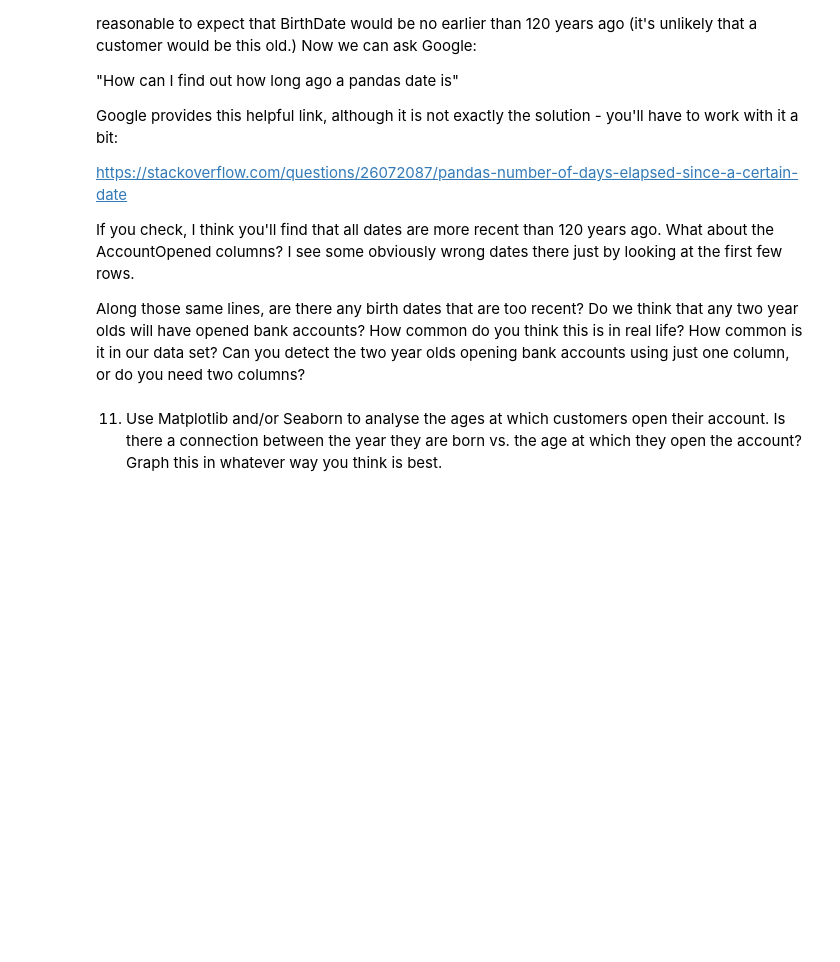
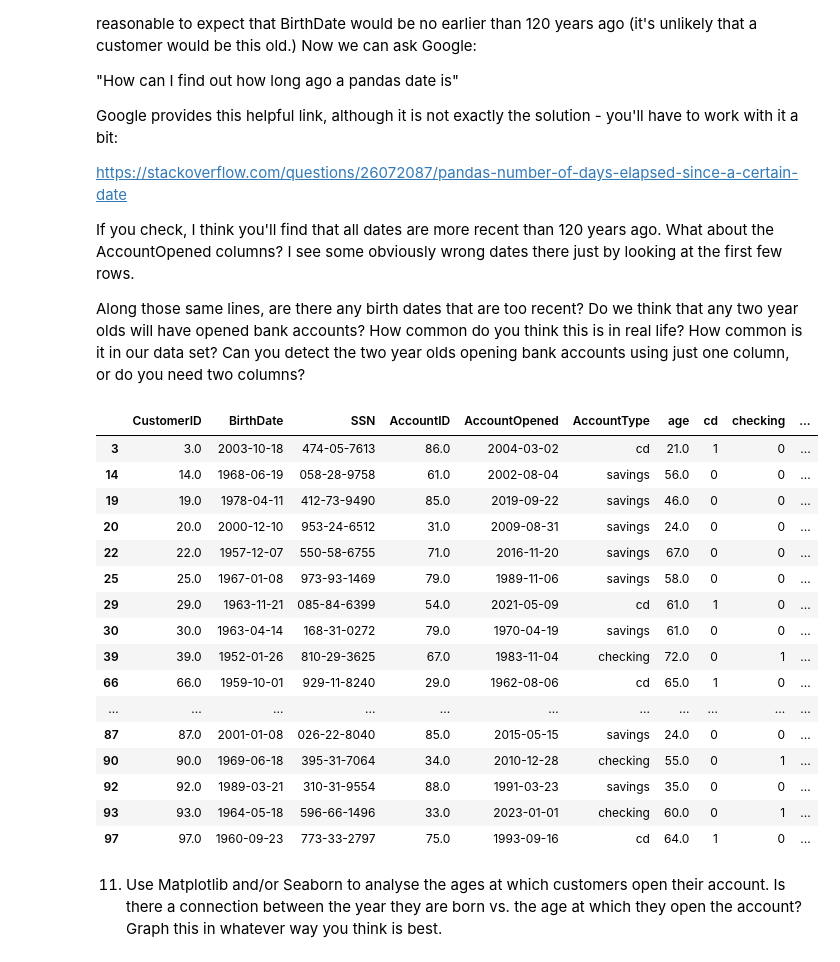
Before and after one commit to jtvon/2025-spring-B2, a Jupyter notebook: Week1.ipynb, the cells around one changed output. Saved outputs shown, nothing was run; the diff lists cells and outputs as text; code cells hidden in the pictures; blank space fills up the shorter version.

```diff
--- a/Week1.ipynb
+++ b/Week1.ipynb
@@ -375,0 +387,3 @@ pandas._libs.tslibs.timestamps.Timestamp
+# %%
+# Adding age to the dataframe
+df_rm_dupe['age'] = difference
@@ -397,6 +446,31 @@ https://stackoverflow.com/questions/26072087/pandas-number-of-days-elapsed-since
 If you check, I think you'll find that all dates are more recent than 120 years ago.  What about the AccountOpened columns?  I see some obviously wrong dates there just by looking at the first few rows.
 
 Along those same lines, are there any birth dates that are too recent?  Do we think that any two year olds will have opened bank accounts?  How common do you think this is in real life?  How common is it in our data set?  Can you detect the two year olds opening bank accounts using just one column, or do you need two columns?
+# %%
+# Analysis on the AccountOpened column
+# using current day from earlier as a comparison
+df2['value'] = (current_date - df2['AccountOpened']).dt.days//365.25
+df2['value_dif'] = df2['age'] - df2['value']
+df3 = df2[df2['value'] >= 0]
+df3
+# %% [output]
+|  | CustomerID | BirthDate | SSN | AccountID | AccountOpened | AccountType | age | cd | checking | ... |
+| 3 | 3.0 | 2003-10-18 | 474-05-7613 | 86.0 | 2004-03-02 | cd | 21.0 | 1 | 0 | ... |
+| 14 | 14.0 | 1968-06-19 | 058-28-9758 | 61.0 | 2002-08-04 | savings | 56.0 | 0 | 0 | ... |
+| 19 | 19.0 | 1978-04-11 | 412-73-9490 | 85.0 | 2019-09-22 | savings | 46.0 | 0 | 0 | ... |
+| 20 | 20.0 | 2000-12-10 | 953-24-6512 | 31.0 | 2009-08-31 | savings | 24.0 | 0 | 0 | ... |
+| 22 | 22.0 | 1957-12-07 | 550-58-6755 | 71.0 | 2016-11-20 | savings | 67.0 | 0 | 0 | ... |
+| 25 | 25.0 | 1967-01-08 | 973-93-1469 | 79.0 | 1989-11-06 | savings | 58.0 | 0 | 0 | ... |
+| 29 | 29.0 | 1963-11-21 | 085-84-6399 | 54.0 | 2021-05-09 | cd | 61.0 | 1 | 0 | ... |
+| 30 | 30.0 | 1963-04-14 | 168-31-0272 | 79.0 | 1970-04-19 | savings | 61.0 | 0 | 0 | ... |
+| 39 | 39.0 | 1952-01-26 | 810-29-3625 | 67.0 | 1983-11-04 | checking | 72.0 | 0 | 1 | ... |
+| 66 | 66.0 | 1959-10-01 | 929-11-8240 | 29.0 | 1962-08-06 | cd | 65.0 | 1 | 0 | ... |
+| ... | ... | ... | ... | ... | ... | ... | ... | ... | ... | ... |
+| 87 | 87.0 | 2001-01-08 | 026-22-8040 | 85.0 | 2015-05-15 | savings | 24.0 | 0 | 0 | ... |
+| 90 | 90.0 | 1969-06-18 | 395-31-7064 | 34.0 | 2010-12-28 | checking | 55.0 | 0 | 1 | ... |
+| 92 | 92.0 | 1989-03-21 | 310-31-9554 | 88.0 | 1991-03-23 | savings | 35.0 | 0 | 0 | ... |
+| 93 | 93.0 | 1964-05-18 | 596-66-1496 | 33.0 | 2023-01-01 | checking | 60.0 | 0 | 1 | ... |
+| 97 | 97.0 | 1960-09-23 | 773-33-2797 | 75.0 | 1993-09-16 | cd | 64.0 | 1 | 0 | ... |
 # %% [markdown]
 11. Use Matplotlib and/or Seaborn to analyse the ages at which customers open their account.  Is there a connection between the year they are born vs. the age at which they open the account?  Graph this in whatever way you think is best.
 # %% [markdown]
```
Also changed, not shown: parts of 9 cells of this notebook.
